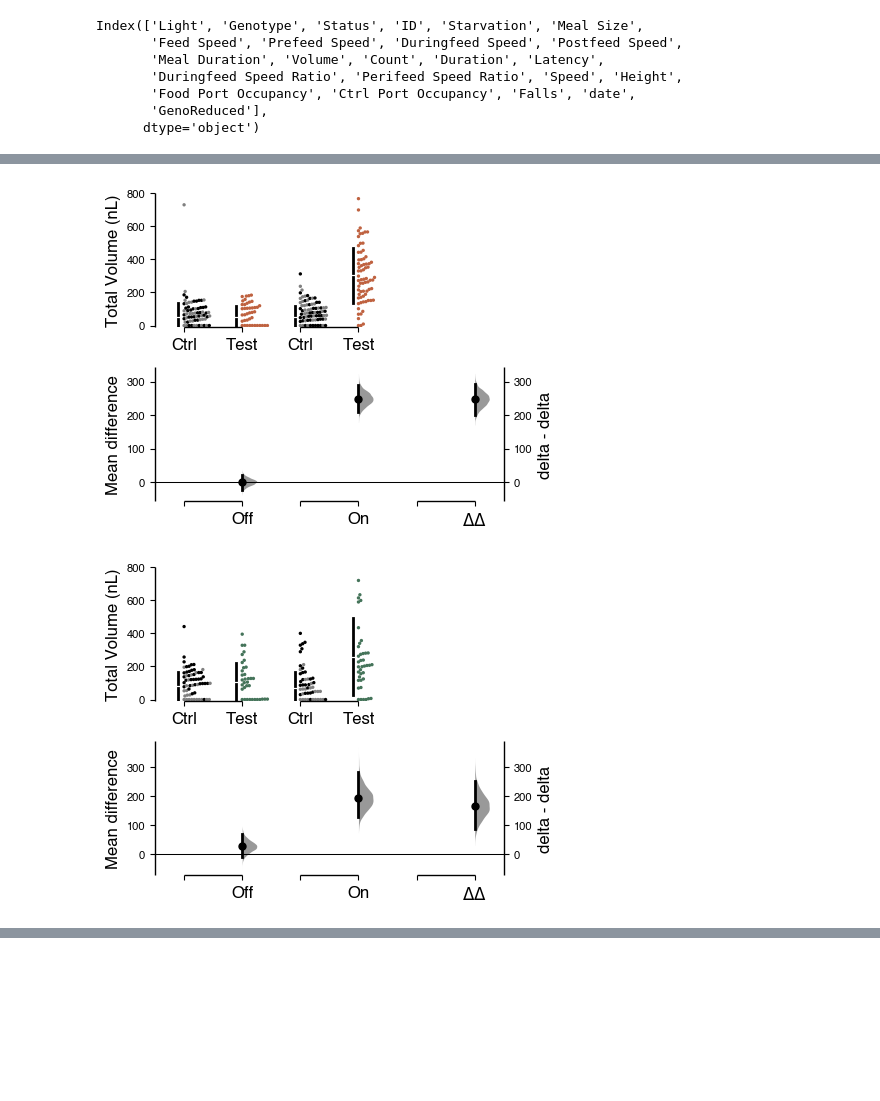
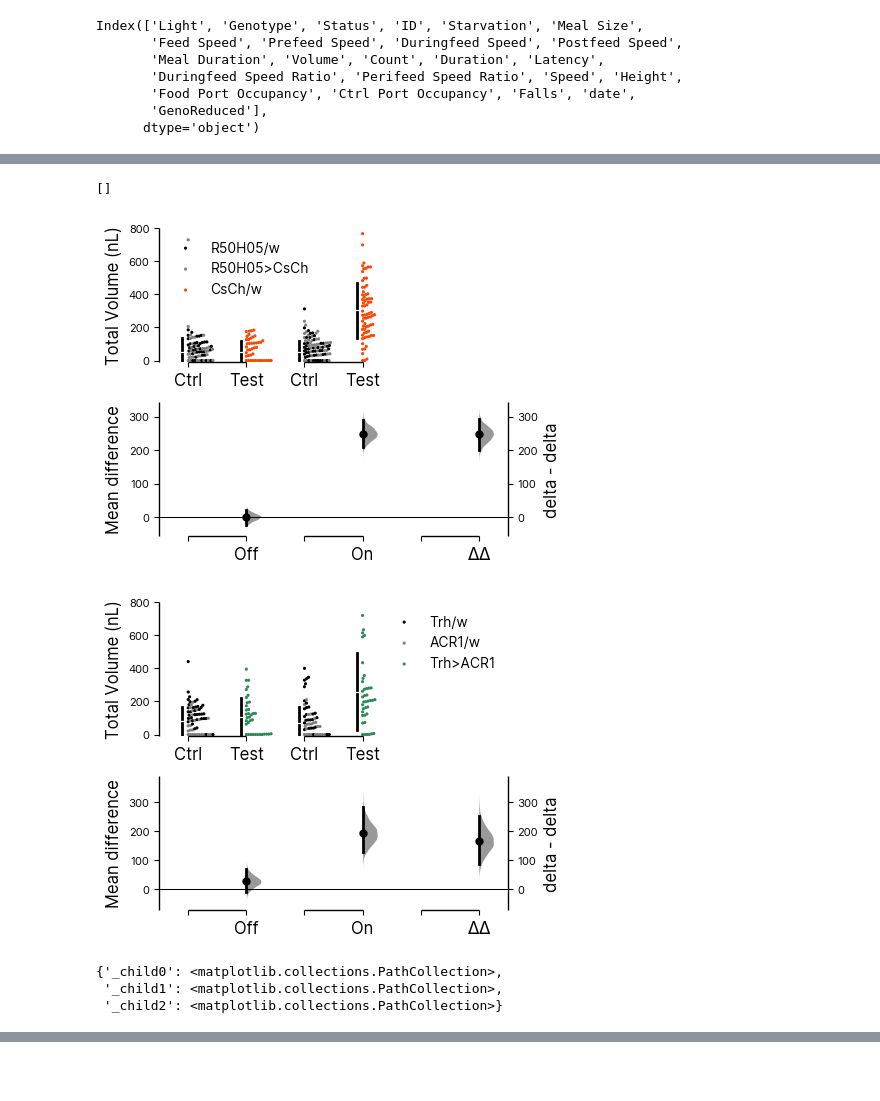
Before and after one commit to sangyu/Holophenotype5HT, a Jupyter notebook: nbs/01_Figures/02_Trh Feeding.ipynb, the cells around one changed output, grey strips where cells are left out. Drawn from its saved outputs; the diff is of its cells as text; code cells hidden in the pictures; blank space fills up the shorter version.

```diff
--- a/nbs/01_Figures/02_Trh Feeding.ipynb
+++ b/nbs/01_Figures/02_Trh Feeding.ipynb
@@ -77,3 +87,12 @@ Index(['Light', 'Genotype', 'Status', 'ID', 'Starvation', 'Meal Size',
 
 cschpalette = {'Ctrl-Red Light On':'k', 'Ctrl-Red Light Off':'lightgray', 'Test-Red Light On':'orangered', 'Test-Red Light Off':'mistyrose' }
 acrpalette = {'Ctrl-Green Light On':'k', 'Ctrl-Green Light Off':'lightgray', 'Test-Green Light On':'seagreen', 'Test-Green Light Off':'paleturquoise' }
+# %%
+setFont('inter', 9)
+matplotlib.rcParams['pdf.fonttype'] = 42
+plt.rcParams.update({'font.family':'inter'})
+a, b, c = TrhCsCh_ele.plotStacked(colorBy = ['Status','Temperature'], customPalette=cschpalette, dotbase=1, dotratio=10, figsize=(3, 3.5),
+                                  bubbleLegend = False, bubbleYLabelSize = 10)
+a.suptitle('Trh>CsCh', fontname = 'inter', weight = 'semibold')
+a.savefig(figurepath+'TrhCsCh_raster.svg', format="svg")
+a.savefig(figurepath+'TrhCsCh_raster.png', dpi = 300)
@@ -127,20 +141,47 @@ TypeError: gridkey_rows must be a list.
+# %%
+handles, labels = ftrhCsChV.axes[0].get_legend_handles_labels()
+
+handles
+labels
+# %% [output]
+[]
 # %%
 r50CsChV = dabest.load(R50CsCh, x = ['Status', 'GenoReduced'], y =  'Volume', delta2 = True, experiment = 'Light', x1_level=['Ctrl', 'Test'])
-fr50CsChV = r50CsChV.mean_diff.plot(raw_marker_size=0.5, es_marker_size= 5, custom_palette= r50cschpalette, fig_size=(4.5, 4), swarm_ylim= [-10, 800],  swarm_label='Total Volume (nL)')
+fr50CsChV = r50CsChV.mean_diff.plot(raw_marker_size=0.4, es_marker_size= 5, swarm_desat = 1,custom_palette= r50cschpalette, fig_size=(4.5, 4), swarm_ylim= [-10, 800],  swarm_label='Total Volume (nL)')
 fr50CsChV.axes[0].set_xticklabels(['Ctrl', 'Test', 'Ctrl', 'Test'])
-fr50CsChV.axes[0].legend( frameon=False,loc='best', fontsize= 10, markerscale = 1, )
+order = [1, 2, 0]
+handles = R50CsCh.GenoReduced.unique().to_list()
+fr50CsChV.axes[0].legend([handles[2-i] for i in order], frameon=False,loc='best', fontsize= 10, markerscale = 1, )
+leg = fr50CsChV.axes[0].get_legend()
+hl_dict = {handle.get_label(): handle for handle in leg.legendHandles}
+hl_dict['_child0'].set_color(r50cschpalette['R50H05/w'])
+hl_dict['_child1'].set_color(r50cschpalette['CsCh/w'])
+hl_dict['_child2'].set_color(r50cschpalette['R50H05>CsCh'])
 fr50CsChV.axes[1].set_xticklabels(['', 'Off', '', 'On','', r'$\Delta\Delta$'])
 fr50CsChV.savefig(figurepath+'R50CsCh_Vcontrast.svg')
 # %% [output]
-[figure, old version]
+[figure, new version]
 # %%
 rtrhACRV = dabest.load(TrhACR, x = ['Status', 'GenoReduced'], y =  'Volume', delta2 = True, experiment = 'Light', x1_level=['Ctrl', 'Test'])
-ftrhACRV = rtrhACRV.mean_diff.plot(raw_marker_size=0.5, es_marker_size= 5, custom_palette= trhacrpalette, fig_size=(4.5, 4),swarm_ylim= [-10, 800],  swarm_label='Total Volume (nL)')
+ftrhACRV = rtrhACRV.mean_diff.plot(raw_marker_size=0.4, es_marker_size= 5, swarm_desat = 1,custom_palette= trhacrpalette, fig_size=(4.5, 4),swarm_ylim= [-10, 800],  swarm_label='Total Volume (nL)')
 ftrhACRV.axes[0].set_xticklabels(['Ctrl', 'Test', 'Ctrl', 'Test'])
-ftrhACRV.axes[0].legend( frameon=False,loc='best', fontsize= 10, markerscale = 1, )
+order = [2, 0, 1]
+handles = TrhACR.GenoReduced.unique().to_list()
+ftrhACRV.axes[0].legend([handles[2-i] for i in order], frameon=False,loc='best', fontsize= 10, markerscale = 1, )
+leg = ftrhACRV.axes[0].get_legend()
+hl_dict = {handle.get_label(): handle for handle in leg.legendHandles}
+hl_dict['_child0'].set_color('k')
+hl_dict['_child1'].set_color(trhacrpalette['ACR1/w'])
+hl_dict['_child2'].set_color(trhacrpalette['Trh>ACR1'])
 ftrhACRV.axes[1].set_xticklabels(['', 'Off', '', 'On','', r'$\Delta\Delta$'])
 ftrhACRV.savefig(figurepath+'TrhACR1_Vcontrast.svg')
 # %% [output]
-[figure, old version]
+[figure, new version]
+# %%
+hl_dict
+# %% [output]
+{'_child0': <matplotlib.collections.PathCollection>,
+ '_child1': <matplotlib.collections.PathCollection>,
+ '_child2': <matplotlib.collections.PathCollection>}
 # %%
 r50ACRV = dabest.load(R50ACR, x = ['Status', 'GenoReduced'], y =  'Volume', delta2 = True, experiment = 'Light', x1_level=['Ctrl', 'Test'])
```
Also changed, not shown: parts of 16 cells of this notebook, 9 other files.
